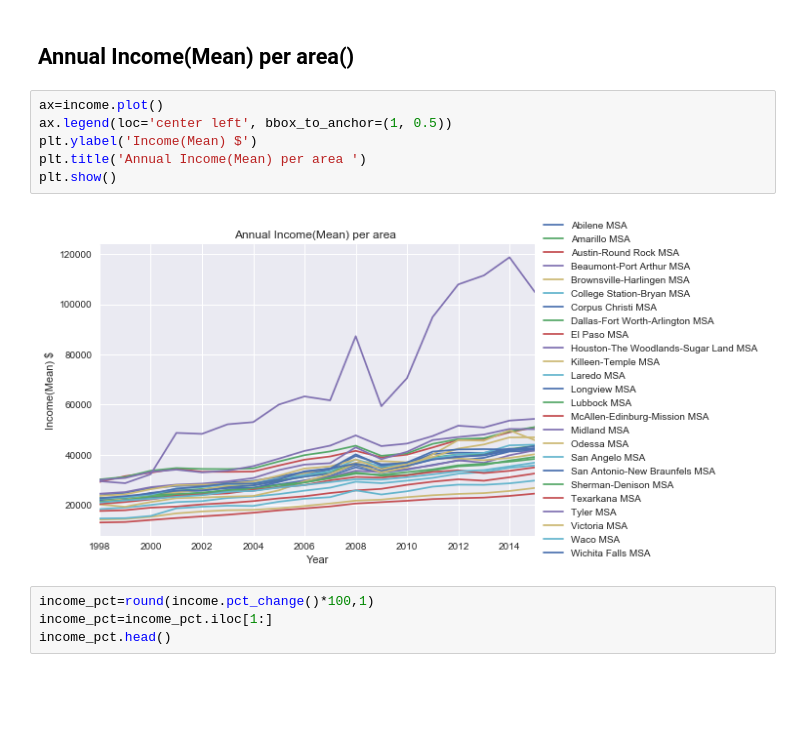
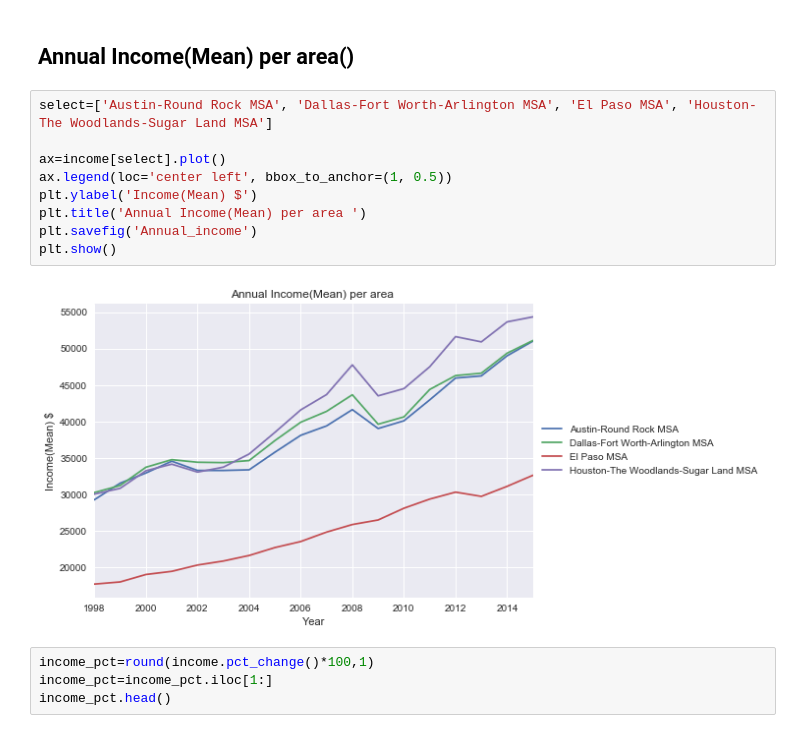
Before and after one commit to mikebarajas/Zillow_Data_Analysis, a Jupyter notebook: EMP_Income_vs_Rent_Sale.ipynb, the cells around one changed output. Saved outputs shown, nothing was run; the diff lists cells and outputs as text; blank space fills up the shorter version.

```diff
--- a/EMP_Income_vs_Rent_Sale.ipynb
+++ b/EMP_Income_vs_Rent_Sale.ipynb
@@ -84,13 +107,16 @@ income=income.pivot(index='Year', columns='Area', values='Income')
 # %% [markdown]
 ## Annual Income(Mean) per area()
 # %%
-ax=income.plot()
+select=['Austin-Round Rock MSA', 'Dallas-Fort Worth-Arlington MSA', 'El Paso MSA', 'Houston-The Woodlands-Sugar Land MSA']
+
+ax=income[select].plot()
 ax.legend(loc='center left', bbox_to_anchor=(1, 0.5))
 plt.ylabel('Income(Mean) $')
 plt.title('Annual Income(Mean) per area ')
+plt.savefig('Annual_income')
 plt.show()
 # %% [output]
-[figure, old version]
+[figure, new version]
 # %%
 income_pct=round(income.pct_change()*100,1)
 income_pct=income_pct.iloc[1:]
```
Also changed, not shown: parts of 72 cells of this notebook, 20 other files.
